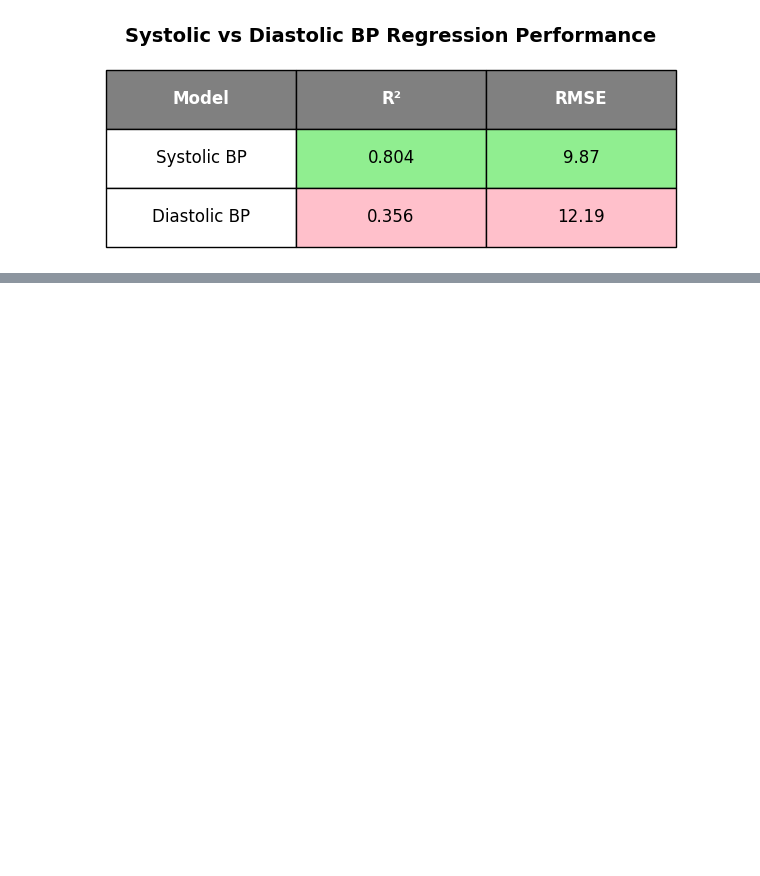
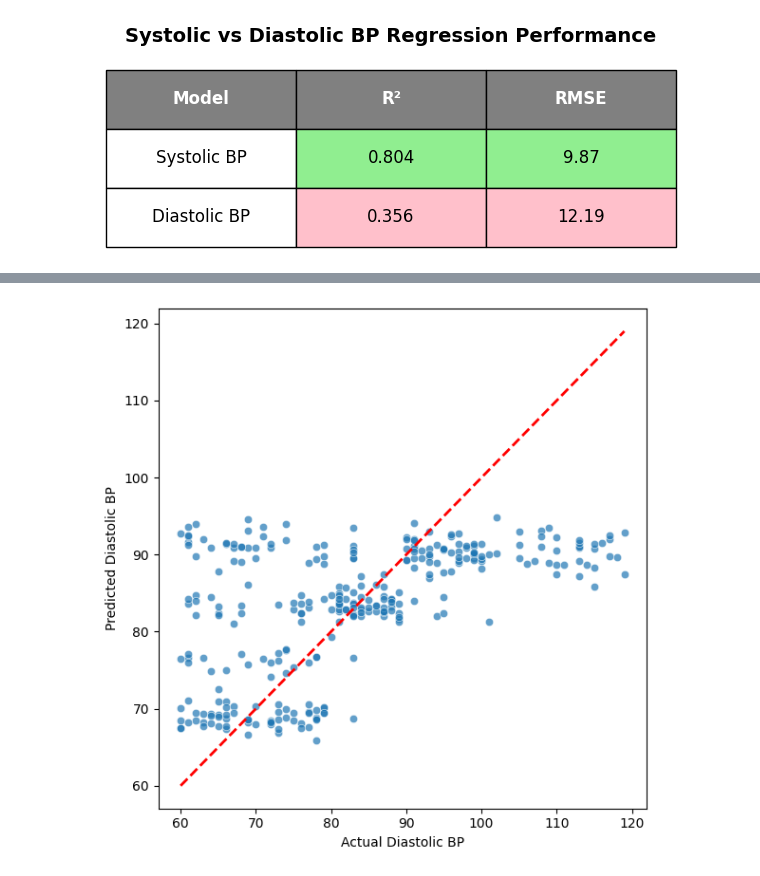
Before and after one commit to DS3001-Group-P/Final-Project, a Jupyter notebook: final_results.ipynb, the cells around one changed output, grey strips where cells are left out. Saved outputs shown, nothing was run; the diff lists cells and outputs as text; code cells hidden in the pictures; blank space fills up the shorter version.

```diff
--- a/final_results.ipynb
+++ b/final_results.ipynb
@@ -868,0 +973,79 @@ plt.show()
+# %%
+from sklearn.model_selection import train_test_split
+from sklearn.linear_model import LinearRegression
+from sklearn.metrics import r2_score, mean_squared_error
+import matplotlib.pyplot as plt
+import seaborn as sns
+import numpy as np
+import pandas as pd
+
+# Predictors with feature engineering
+model_data_dia = model_data.copy()
+
+# 1. Age + Age² (quadratic effect)
+model_data_dia['Age2'] = model_data_dia['Age'] ** 2
+
+# 2. Log transformations (skewness correction)
+model_data_dia['log_Total_Cholesterol'] = np.log(model_data_dia['Total Cholesterol (mg/dL)'] + 1)
+model_data_dia['log_Fasting_Blood_Sugar'] = np.log(model_data_dia['Fasting Blood Sugar (mg/dL)'] + 1)
+
+# Select EXACT predictors from the equation
+predictor_cols = [
+    'Sex',
+    'Age', 'Age2',
+    'Weight (kg)',
+    'Height (m)',
+    'BMI',
+    'log_Total_Cholesterol',
+    'log_Fasting_Blood_Sugar',
+    'BP_Category_Label',
+    'Smoking_Status_Encoded',
+    'Diabetes_Status_Encoded',
+    'Physical_Activity_Level_Encoded',
+    'Family_History_CVD_Encoded',
+    'CVD_Risk_Level_Encoded'
+]
+
+X_dia = model_data_dia[predictor_cols]
+y_dia = model_data_dia['Diastolic BP']
+
+# train-test split
+X_train_dia, X_test_dia, y_train_dia, y_test_dia = train_test_split(
+    X_dia, y_dia, test_size=0.2, random_state=42
+)
+
+# linear regression
+reg_dia = LinearRegression()
+reg_dia.fit(X_train_dia, y_train_dia)
+y_pred_dia = reg_dia.predict(X_test_dia)
+
+# visualization
+plt.figure(figsize=(6,6))
+sns.scatterplot(x=y_test_dia, y=y_pred_dia, alpha=0.7)
+plt.plot([y_test_dia.min(), y_test_dia.max()], [y_test_dia.min(), y_test_dia.max()], 'r--', lw=2)
+plt.xlabel("Actual Diastolic BP")
+plt.ylabel("Predicted Diastolic BP")
+plt.tight_layout()
+plt.show()
+
+# evaluation
+r2_dia = r2_score(y_test_dia, y_pred_dia)
+rmse_dia = np.sqrt(mean_squared_error(y_test_dia, y_pred_dia))
+
+print("Diastolic BP Model")
+print(f"R^2: {r2_dia:.3f}")
+print(f"RMSE: {rmse_dia:.2f}")
+
+# Feature importance
+coefficients_dia = reg_dia.coef_
+features_dia = X_train_dia.columns
+fi_df_dia = pd.DataFrame({
+    'Feature': features_dia,
+    'Coefficient': coefficients_dia,
+    'Importance': abs(coefficients_dia)
+}).sort_values('Importance', ascending=False)
+
+print("\nDiastolic BP Model - Feature Importance")
+print(fi_df_dia.to_markdown(index=False))
+# %% [output]
+[figure, added]
```
Also changed, not shown: parts of 6 cells of this notebook.
